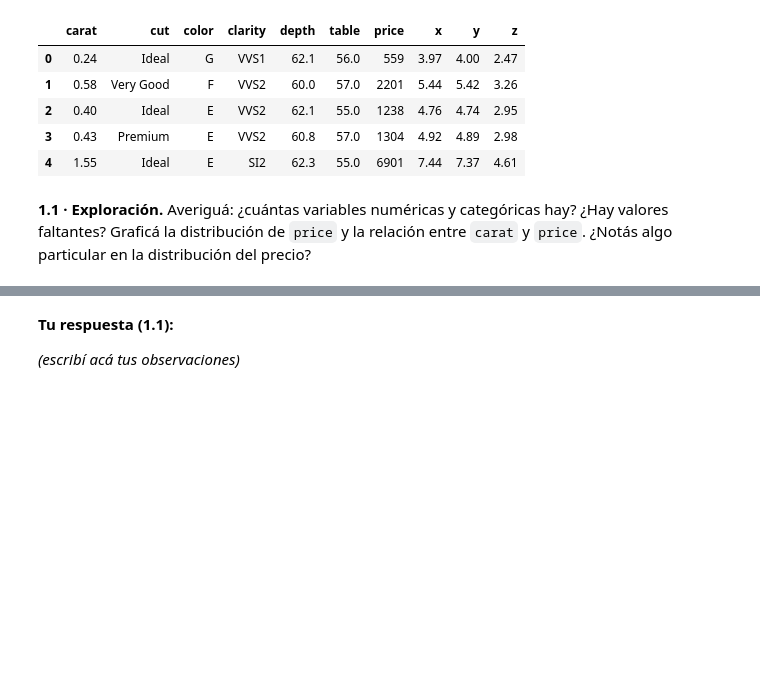
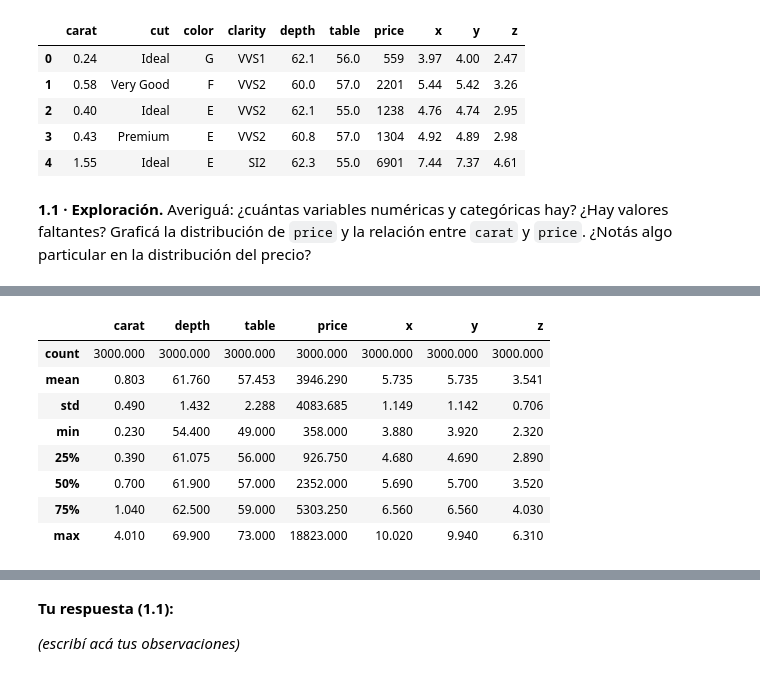
Before and after one commit to enrifonseca/AprendizajeAutomatico1, a Jupyter notebook: ISSD_AA1_Taller_redes_neuronales_sklearn_regresión.ipynb, the cells around one changed output, grey strips where cells are left out. Drawn from its saved outputs; the diff is of its cells as text; code cells hidden in the pictures; blank space fills up the shorter version.

```diff
--- a/ISSD_AA1_Taller_redes_neuronales_sklearn_regresión.ipynb
+++ b/ISSD_AA1_Taller_redes_neuronales_sklearn_regresión.ipynb
@@ -821,0 +842,13 @@ df_diam.head()
+# %%
+# Estadisticas descriptivas de las variables numericas
+df_diam.describe()
+# %% [output]
+|  | carat | depth | table | price | x | y | z |
+| count | 3000.000 | 3000.000 | 3000.000 | 3000.000 | 3000.000 | 3000.000 | 3000.000 |
+| mean | 0.803 | 61.760 | 57.453 | 3946.290 | 5.735 | 5.735 | 3.541 |
+| std | 0.490 | 1.432 | 2.288 | 4083.685 | 1.149 | 1.142 | 0.706 |
+| min | 0.230 | 54.400 | 49.000 | 358.000 | 3.880 | 3.920 | 2.320 |
+| 25% | 0.390 | 61.075 | 56.000 | 926.750 | 4.680 | 4.690 | 2.890 |
+| 50% | 0.700 | 61.900 | 57.000 | 2352.000 | 5.690 | 5.700 | 3.520 |
+| 75% | 1.040 | 62.500 | 59.000 | 5303.250 | 6.560 | 6.560 | 4.030 |
+| max | 4.010 | 69.900 | 73.000 | 18823.000 | 10.020 | 9.940 | 6.310 |
```
Also changed, not shown: parts of 3 cells of this notebook.
